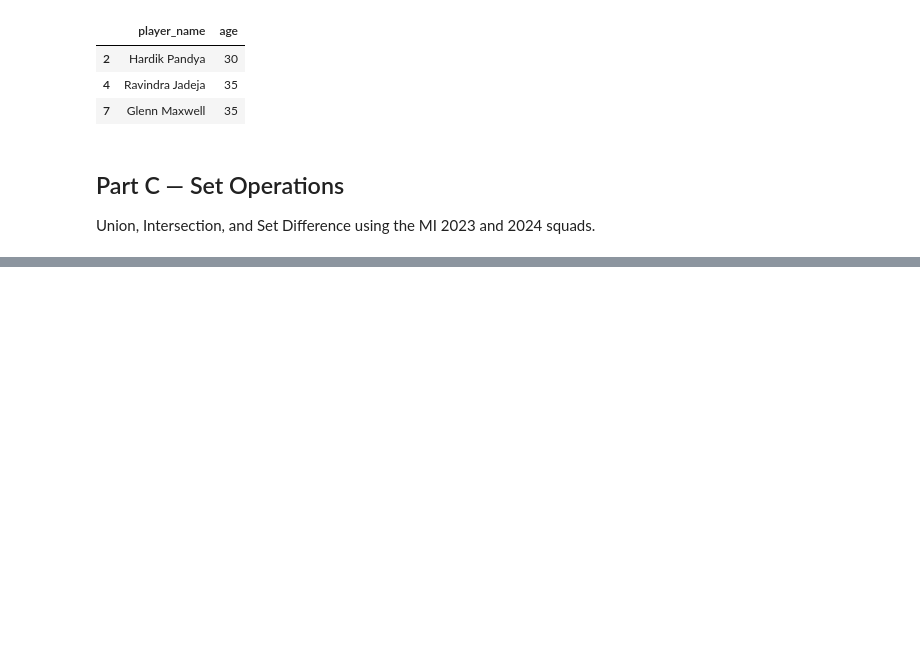
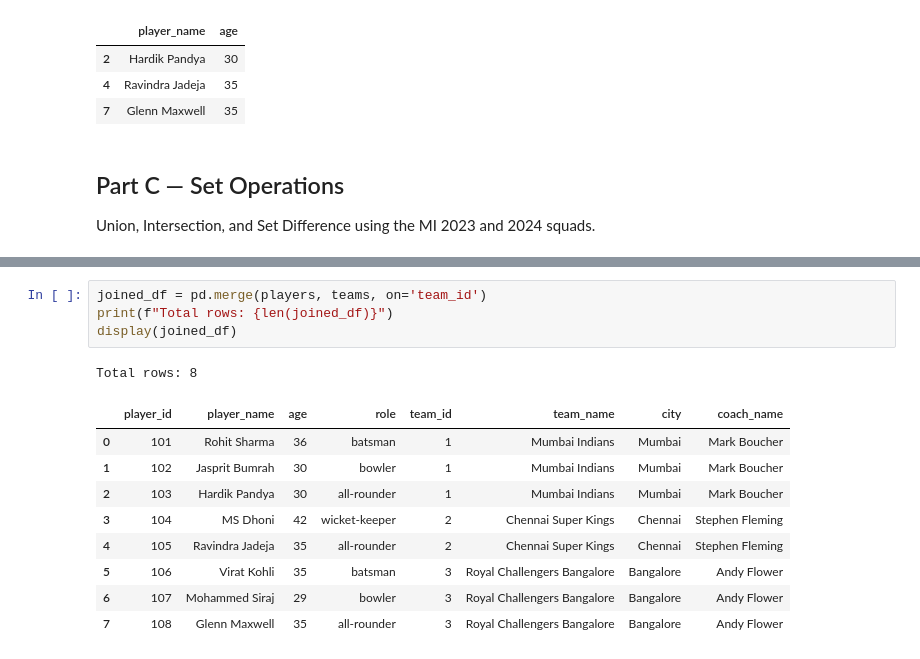
Before and after one commit to shivamkumar359/3rd-SEM-CLASS-CODES, a Jupyter notebook: IDB/W2/PRACTICAL_SESSION.ipynb, the cells around one changed output, grey strips where cells are left out. Drawn from its saved outputs; the diff is of its cells as text; blank space fills up the shorter version.

```diff
--- a/IDB/W2/PRACTICAL_SESSION.ipynb
+++ b/IDB/W2/PRACTICAL_SESSION.ipynb
@@ -72,0 +116,15 @@ mi_2023 = pd.DataFrame(['player_name': ['Rohit sharma', ]])
+# %%
+joined_df = pd.merge(players, teams, on='team_id')
+print(f"Total rows: {len(joined_df)}")
+display(joined_df)
+# %% [output]
+Total rows: 8
+|  | player_id | player_name | age | role | team_id | team_name | city | coach_name |
+| 0 | 101 | Rohit Sharma | 36 | batsman | 1 | Mumbai Indians | Mumbai | Mark Boucher |
+| 1 | 102 | Jasprit Bumrah | 30 | bowler | 1 | Mumbai Indians | Mumbai | Mark Boucher |
+| 2 | 103 | Hardik Pandya | 30 | all-rounder | 1 | Mumbai Indians | Mumbai | Mark Boucher |
+| 3 | 104 | MS Dhoni | 42 | wicket-keeper | 2 | Chennai Super Kings | Chennai | Stephen Fleming |
+| 4 | 105 | Ravindra Jadeja | 35 | all-rounder | 2 | Chennai Super Kings | Chennai | Stephen Fleming |
+| 5 | 106 | Virat Kohli | 35 | batsman | 3 | Royal Challengers Bangalore | Bangalore | Andy Flower |
+| 6 | 107 | Mohammed Siraj | 29 | bowler | 3 | Royal Challengers Bangalore | Bangalore | Andy Flower |
+| 7 | 108 | Glenn Maxwell | 35 | all-rounder | 3 | Royal Challengers Bangalore | Bangalore | Andy Flower |
```
Also changed, not shown: parts of 5 cells of this notebook.
